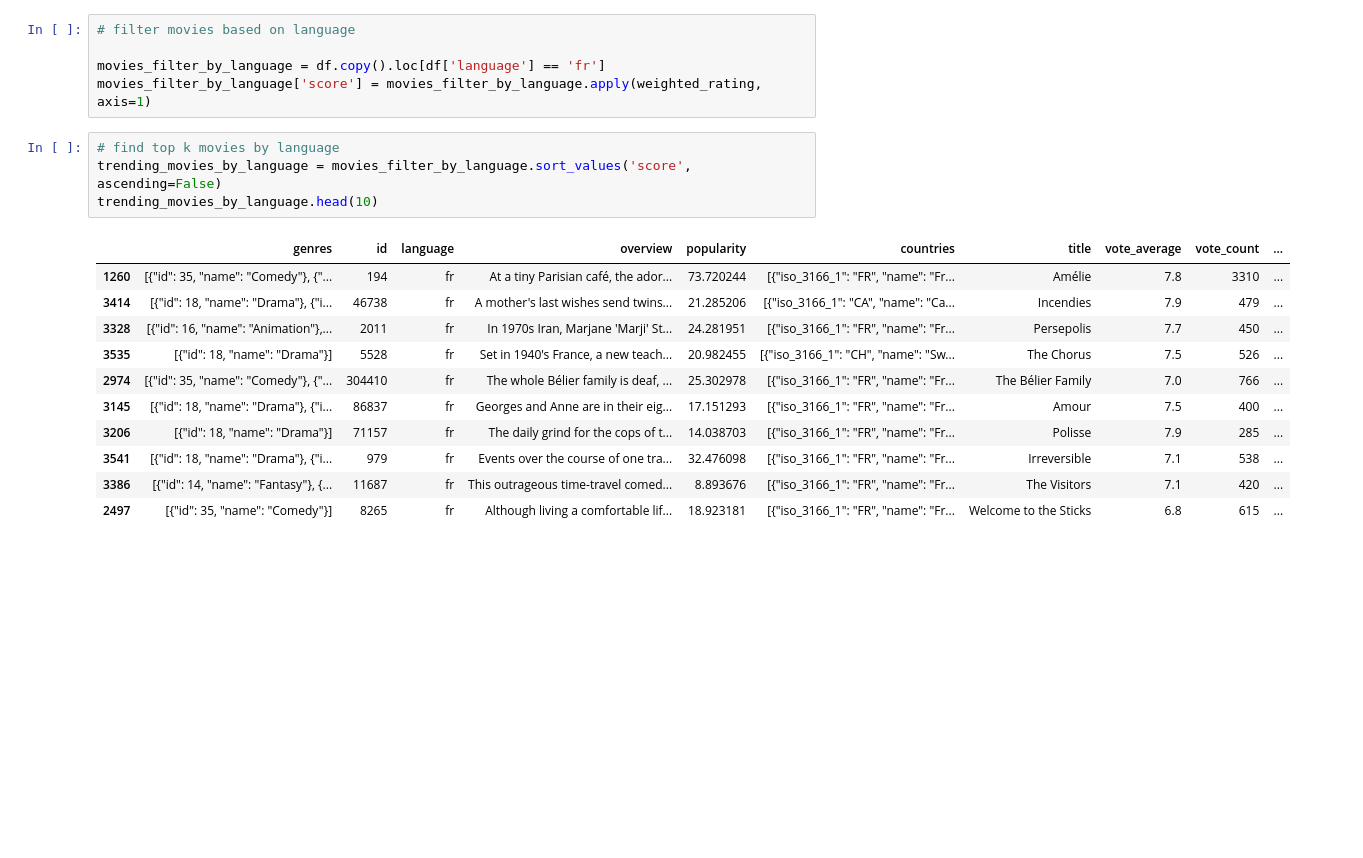
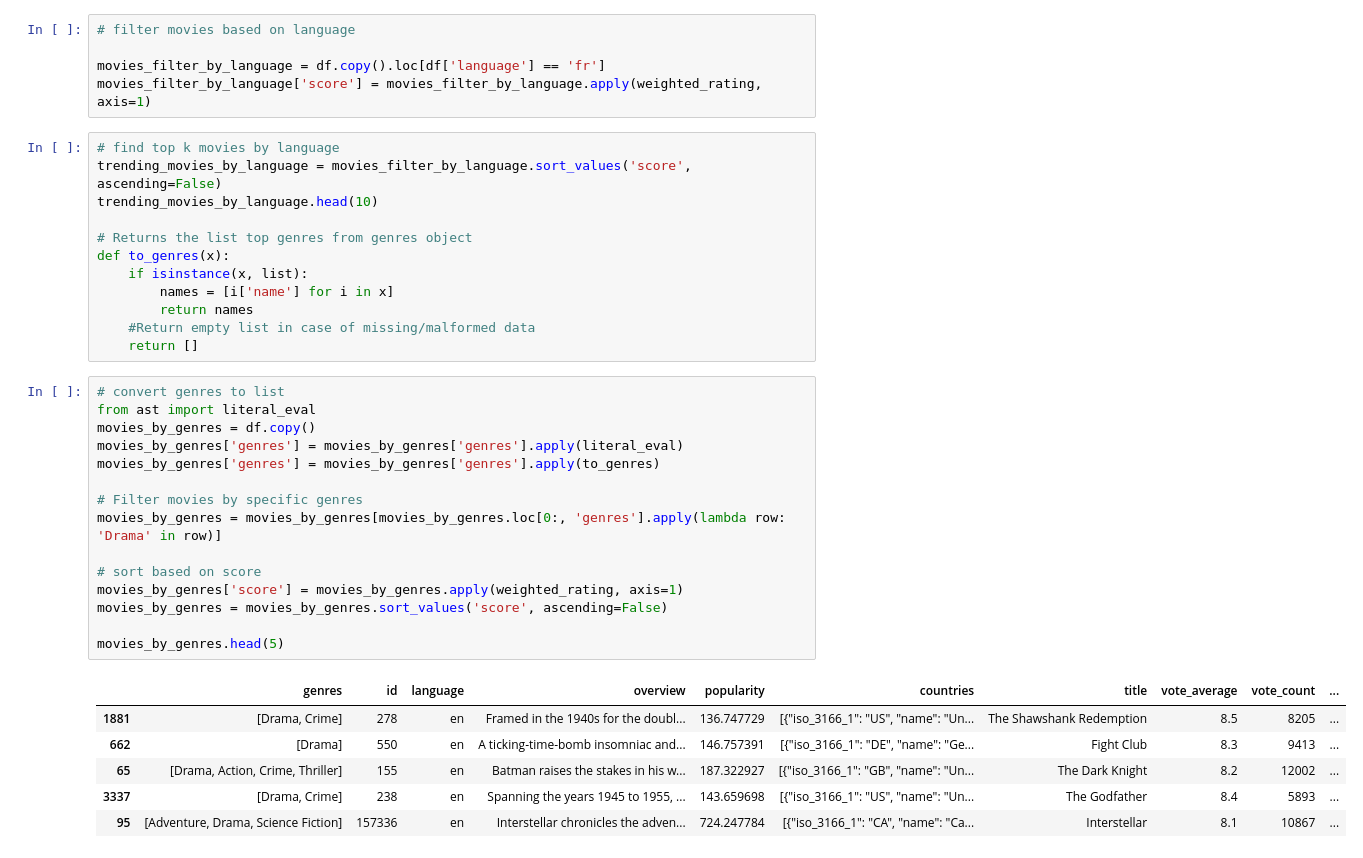
Before and after one commit to faisalbegins/recommender-ml, a Jupyter notebook: notebooks/recommender.ipynb, the cells around one changed output. Saved outputs shown, nothing was run; the diff lists cells and outputs as text; blank space fills up the shorter version.

Commit message:
added country and genre based recommendation

```diff
--- a/notebooks/recommender.ipynb
+++ b/notebooks/recommender.ipynb
@@ -218,15 +218,33 @@ movies_filter_by_language['score'] = movies_filter_by_language.apply(weighted_ra
 # find top k movies by language
 trending_movies_by_language = movies_filter_by_language.sort_values('score', ascending=False)
 trending_movies_by_language.head(10)
+
+# Returns the list top genres from genres object
+def to_genres(x):
+    if isinstance(x, list):
+        names = [i['name'] for i in x]
+        return names
+    #Return empty list in case of missing/malformed data
+    return []
-# %% [output]
-|  | genres | id | language | overview | popularity | countries | title | vote_average | vote_count | ... |
-| 1260 | [{"id": 35, "name": "Comedy"}, {"... | 194 | fr | At a tiny Parisian café, the ador... | 73.720244 | [{"iso_3166_1": "FR", "name": "Fr... | Amélie | 7.8 | 3310 | ... |
-| 3414 | [{"id": 18, "name": "Drama"}, {"i... | 46738 | fr | A mother's last wishes send twins... | 21.285206 | [{"iso_3166_1": "CA", "name": "Ca... | Incendies | 7.9 | 479 | ... |
-| 3328 | [{"id": 16, "name": "Animation"},... | 2011 | fr | In 1970s Iran, Marjane 'Marji' St... | 24.281951 | [{"iso_3166_1": "FR", "name": "Fr... | Persepolis | 7.7 | 450 | ... |
-| 3535 | [{"id": 18, "name": "Drama"}] | 5528 | fr | Set in 1940's France, a new teach... | 20.982455 | [{"iso_3166_1": "CH", "name": "Sw... | The Chorus | 7.5 | 526 | ... |
-| 2974 | [{"id": 35, "name": "Comedy"}, {"... | 304410 | fr | The whole Bélier family is deaf, ... | 25.302978 | [{"iso_3166_1": "FR", "name": "Fr... | The Bélier Family | 7.0 | 766 | ... |
-| 3145 | [{"id": 18, "name": "Drama"}, {"i... | 86837 | fr | Georges and Anne are in their eig... | 17.151293 | [{"iso_3166_1": "FR", "name": "Fr... | Amour | 7.5 | 400 | ... |
-| 3206 | [{"id": 18, "name": "Drama"}] | 71157 | fr | The daily grind for the cops of t... | 14.038703 | [{"iso_3166_1": "FR", "name": "Fr... | Polisse | 7.9 | 285 | ... |
-| 3541 | [{"id": 18, "name": "Drama"}, {"i... | 979 | fr | Events over the course of one tra... | 32.476098 | [{"iso_3166_1": "FR", "name": "Fr... | Irreversible | 7.1 | 538 | ... |
-| 3386 | [{"id": 14, "name": "Fantasy"}, {... | 11687 | fr | This outrageous time-travel comed... | 8.893676 | [{"iso_3166_1": "FR", "name": "Fr... | The Visitors | 7.1 | 420 | ... |
-| 2497 | [{"id": 35, "name": "Comedy"}] | 8265 | fr | Although living a comfortable lif... | 18.923181 | [{"iso_3166_1": "FR", "name": "Fr... | Welcome to the Sticks | 6.8 | 615 | ... |
+# %%
+# convert genres to list
+from ast import literal_eval
+movies_by_genres = df.copy()
+movies_by_genres['genres'] = movies_by_genres['genres'].apply(literal_eval)
+movies_by_genres['genres'] = movies_by_genres['genres'].apply(to_genres)
+
+# Filter movies by specific genres
+movies_by_genres = movies_by_genres[movies_by_genres.loc[0:, 'genres'].apply(lambda row: 'Drama' in row)]
+
+# sort based on score
+movies_by_genres['score'] = movies_by_genres.apply(weighted_rating, axis=1)
+movies_by_genres = movies_by_genres.sort_values('score', ascending=False)
+
+movies_by_genres.head(5)
+# %% [output]
+|  | genres | id | language | overview | popularity | countries | title | vote_average | vote_count | ... |
+| 1881 | [Drama, Crime] | 278 | en | Framed in the 1940s for the doubl... | 136.747729 | [{"iso_3166_1": "US", "name": "Un... | The Shawshank Redemption | 8.5 | 8205 | ... |
+| 662 | [Drama] | 550 | en | A ticking-time-bomb insomniac and... | 146.757391 | [{"iso_3166_1": "DE", "name": "Ge... | Fight Club | 8.3 | 9413 | ... |
+| 65 | [Drama, Action, Crime, Thriller] | 155 | en | Batman raises the stakes in his w... | 187.322927 | [{"iso_3166_1": "GB", "name": "Un... | The Dark Knight | 8.2 | 12002 | ... |
+| 3337 | [Drama, Crime] | 238 | en | Spanning the years 1945 to 1955, ... | 143.659698 | [{"iso_3166_1": "US", "name": "Un... | The Godfather | 8.4 | 5893 | ... |
+| 95 | [Adventure, Drama, Science Fiction] | 157336 | en | Interstellar chronicles the adven... | 724.247784 | [{"iso_3166_1": "CA", "name": "Ca... | Interstellar | 8.1 | 10867 | ... |
```
Also changed, not shown: parts of 3 cells of this notebook.
